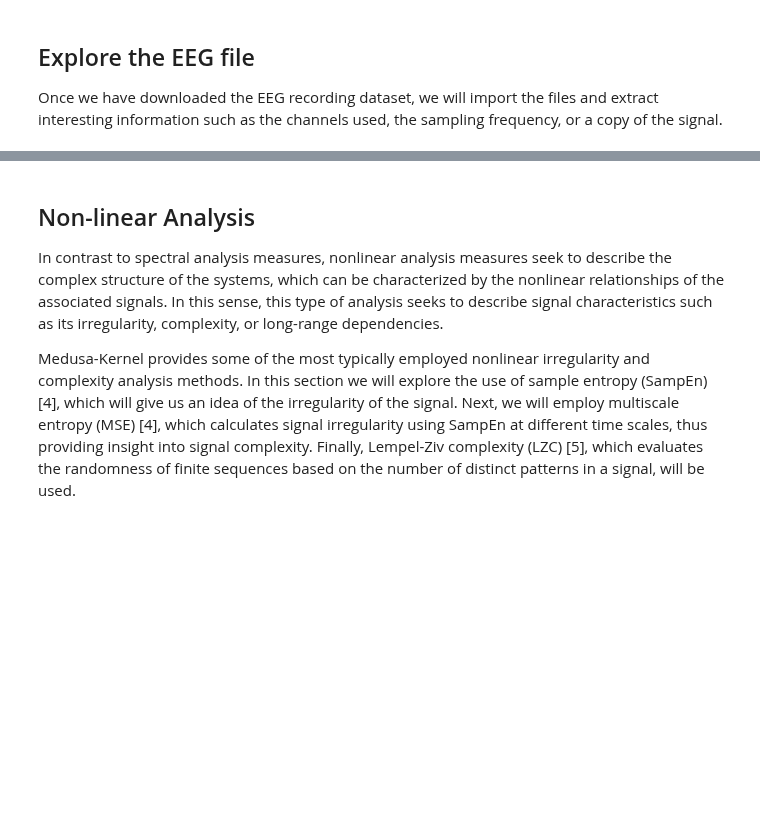
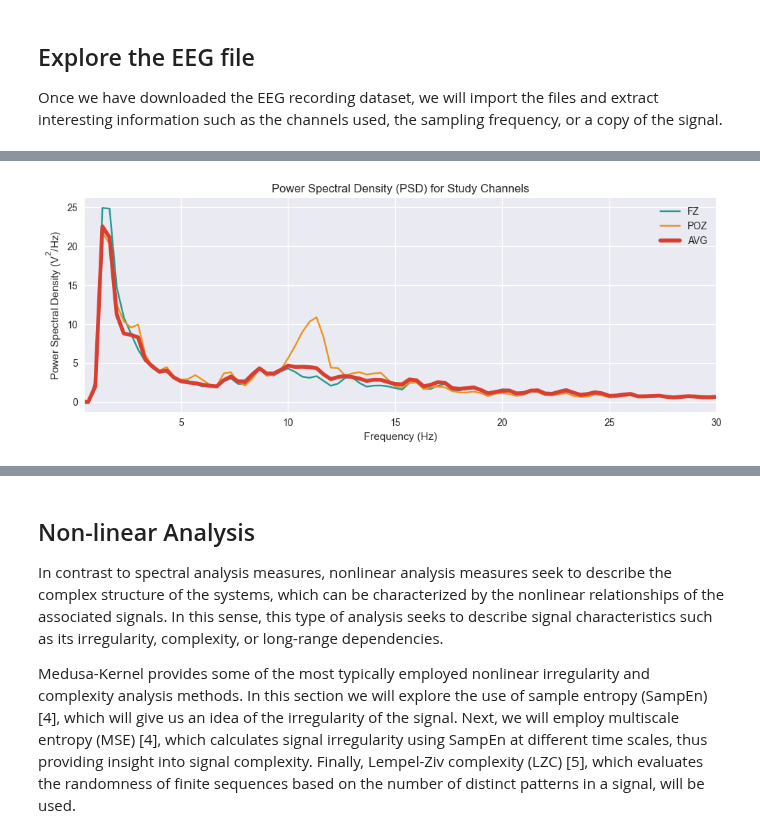
Before and after one commit to medusabci/medusa-tutorials, a Jupyter notebook: local_activation_analysis.ipynb, the cells around one changed output, grey strips where cells are left out. Cells and saved outputs as stored; diff of their text form; code cells hidden in the pictures; blank space fills up the shorter version.

```diff
--- a/local_activation_analysis.ipynb
+++ b/local_activation_analysis.ipynb
@@ -305,0 +125,19 @@ print("\n------------------------------------------------------")
+# %%
+# Get main EEG frequency bands: Delta (1-4 Hz), Theta (4-8 Hz), Alpha (8-13
+# Hz), Beta (13-30 Hz) and Gamma (30-70 Hz)
+bp_filt = FIRFilter(order=1000, cutoff=(1, 70), btype='bandpass')
+signal_prep = bp_filt.fit_transform(signal, fs)
+
+# Narrow bandstop filter from 49–51 Hz to suppress power line interference.
+bs_filt = FIRFilter(order=1001, cutoff=(49, 51), btype='bandstop')
+signal_prep = bs_filt.fit_transform(signal_prep, fs)
+
+# Divide the signal into 5-second non-overlapping segments
+signal_epochs = get_epochs(
+    signal=signal_prep,
+    epochs_length=int(5*fs),
+    stride=None,
+    norm=None
+)
+
+print('\n> Preprocessing applied correctly!')
@@ -305,0 +162,49 @@ print("\n------------------------------------------------------")
+# %%
+# --- Define Welch method parameters for PSD estimation ---
+window_length = 3  # Length in seconds of each FFT window
+segment_pct = (window_length / 5) * 100  # Segment size as % of epoch length (5 s)
+overlap_pct = 50  # Percentage of overlap between windows
+window = 'hamming'  # Window function to apply (see scipy.signal.welch)
+
+# --- Compute the Power Spectral Density (PSD) for each channel and epoch ---
+freq_array, psd = power_spectral_density(
+    signal=signal_epochs,
+    fs=fs,
+    segment_pct=segment_pct,
+    overlap_pct=overlap_pct,
+    window=window
+) # shape: (epochs, frequencies, channels)
+
+# Average PSD
+psd_avg = psd.mean(axis=0)  # shape: (frequencies, channels)
+
+# --- Plot the PSD for selected study channels: Fz, C3, C4 ---
+fig, ax = plt.subplots(figsize=(10, 4))
+
+# Plot selected channels
+channel_labels = ['FZ', 'POZ']
+channel_indices = [0, 15]  # Adjust if your channel order differs
+colors = ['#219C90', '#EE9322']
+
+for idx, ch_idx in enumerate(channel_indices):
+    ax.plot(freq_array, psd_avg[:, ch_idx],
+            label=channel_labels[idx],
+            color=colors[idx])
+
+# Plot average PSD across channels
+ax.plot(freq_array, psd_avg.mean(axis=1),
+        label='AVG',
+        color='#D83F31',
+        linewidth=4)
+
+# --- Customize plot appearance ---
+ax.set_xlim(0.5, 30)  # Focus on the most relevant frequency range
+ax.set_title('Power Spectral Density (PSD) for Study Channels')
+ax.set_xlabel('Frequency (Hz)')
+ax.set_ylabel(r'Power Spectral Density $\mathregular{(V^2/Hz)}$')
+ax.legend(loc='upper right')
+ax.grid(True)
+plt.tight_layout()
+plt.show()
+# %% [output]
+[figure, added]
```
Also changed, not shown: parts of 29 cells of this notebook, 1 other file.
